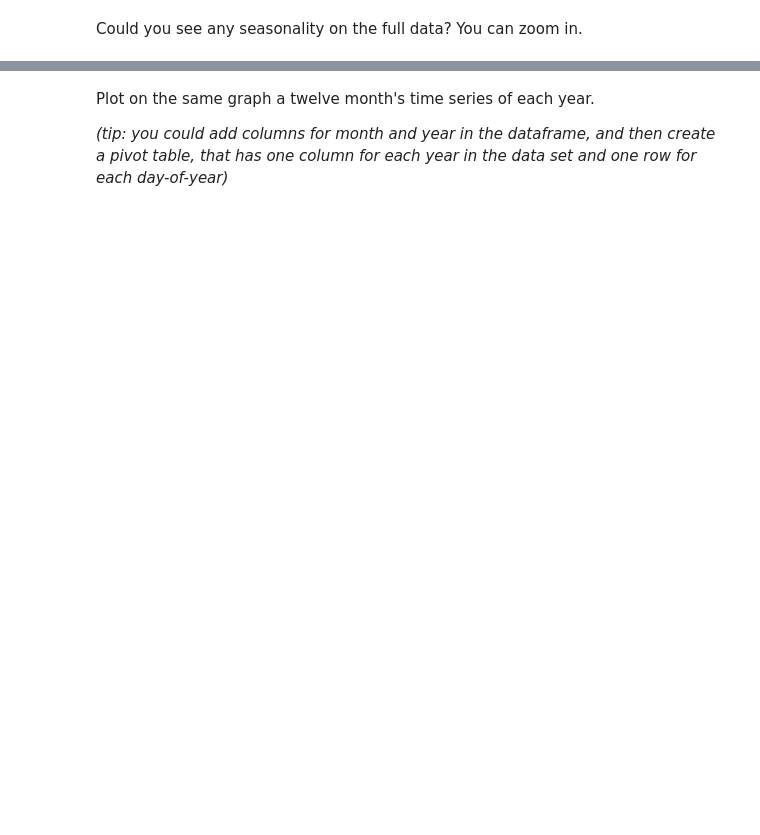
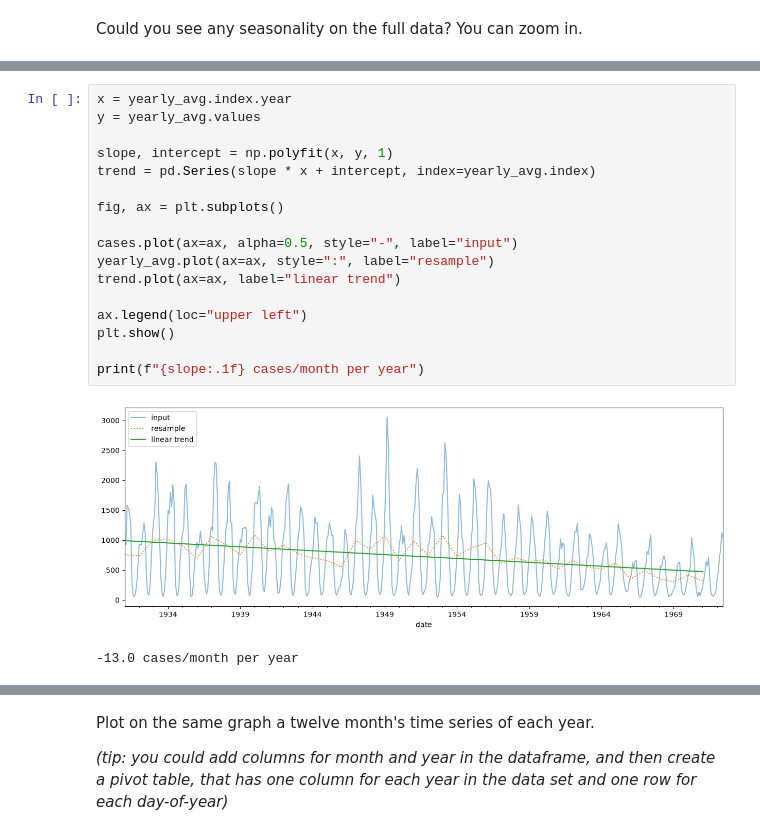
Before and after one commit to Giovanipt2/Time-Series, a Jupyter notebook: notebooks/seasonal_trend.ipynb, the cells around one changed output, grey strips where cells are left out. Saved outputs shown, nothing was run; the diff lists cells and outputs as text; blank space fills up the shorter version.

Commit message:
Exploring seasonal trends

```diff
--- a/notebooks/seasonal_trend.ipynb
+++ b/notebooks/seasonal_trend.ipynb
@@ -31,0 +100,20 @@ Interpret the results. What mean the dotted lines?
+# %%
+x = yearly_avg.index.year
+y = yearly_avg.values
+
+slope, intercept = np.polyfit(x, y, 1)
+trend = pd.Series(slope * x + intercept, index=yearly_avg.index)
+
+fig, ax = plt.subplots()
+
+cases.plot(ax=ax, alpha=0.5, style="-", label="input")
+yearly_avg.plot(ax=ax, style=":", label="resample")
+trend.plot(ax=ax, label="linear trend")
+
+ax.legend(loc="upper left")
+plt.show()
+
+print(f"{slope:.1f} cases/month per year")
+# %% [output]
+[figure, added]
+-13.0 cases/month per year
```
Also changed, not shown: parts of 14 cells of this notebook, 3 other files.
